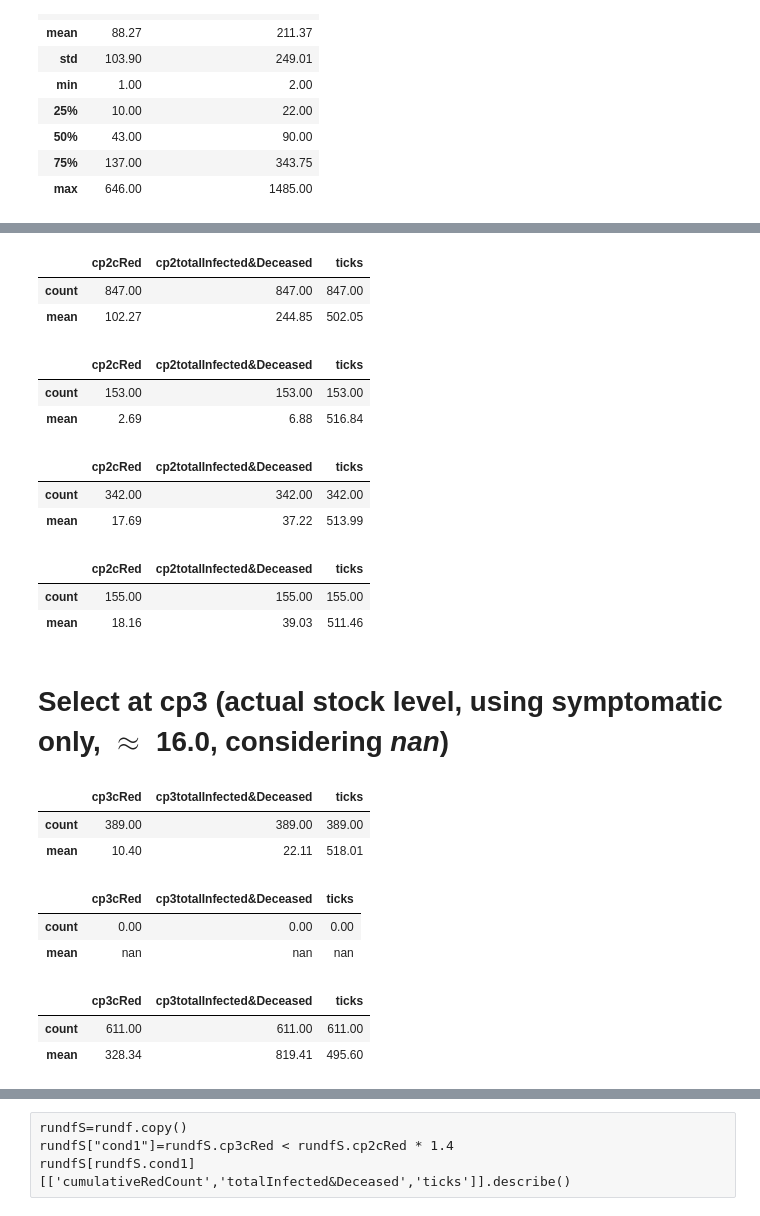
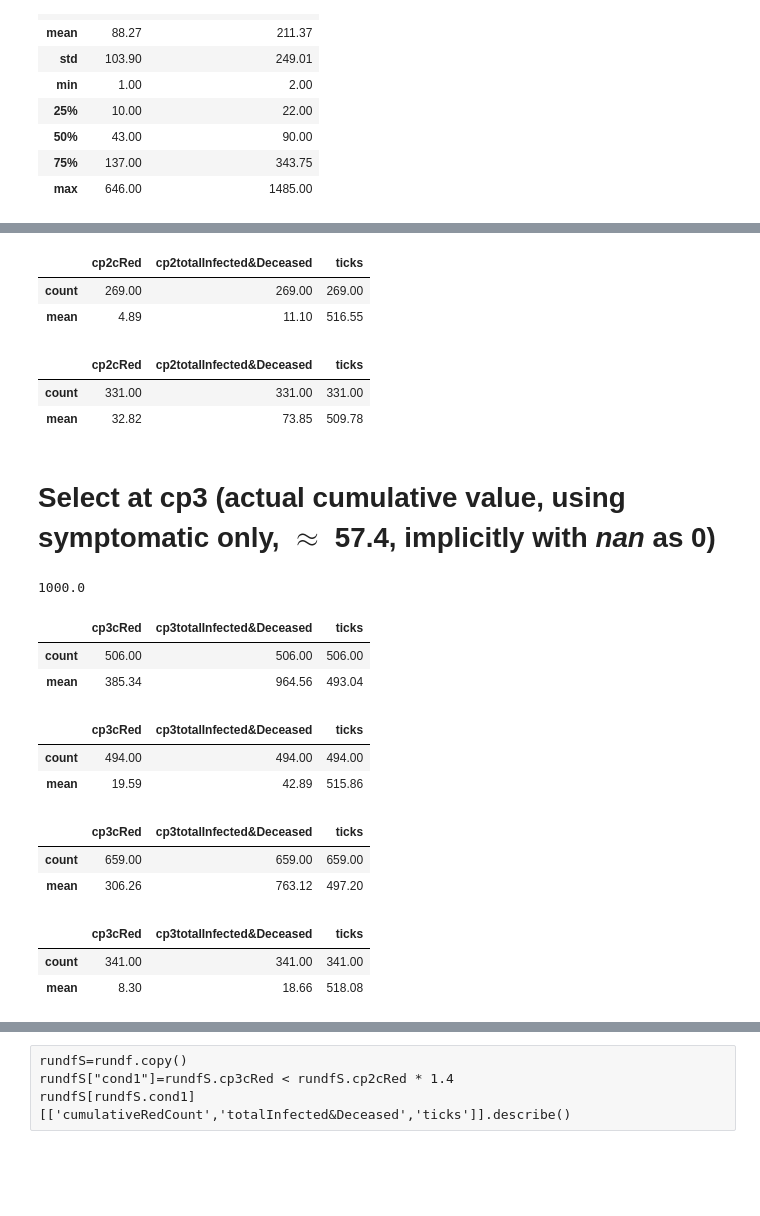
Before and after one commit to terna/readSIsaR_BatchResults, a Jupyter notebook: selectResults1kStableSeedsCPoints_basicControlB_schoolOpenSeptChangingWorldNewStart_plusHMlog.ipynb, the cells around one changed output, grey strips where cells are left out. Drawn from its saved outputs; the diff is of its cells as text; code cells hidden in the pictures; blank space fills up the shorter version.

```diff
--- a/selectResults1kStableSeedsCPoints_basicControlB_schoolOpenSeptChangingWorldNewStart_plusHMlog.ipynb
+++ b/selectResults1kStableSeedsCPoints_basicControlB_schoolOpenSeptChangingWorldNewStart_plusHMlog.ipynb
@@ -156,6 +152,6 @@ rundf[rundf['cp2cRed']>0]\
 # %%
-rundf['cp2GT40']=rundf['cp2cRed'] > 40
-rundf[rundf.cp2GT40][['cp2cRed','cp2totalInfected&Deceased','ticks']]\
+rundf['cp2LE70']=rundf['cp2cRed'] <= 70
+rundf[rundf.cp2LE70][['cp2cRed','cp2totalInfected&Deceased','ticks']]\
 .describe().loc[['count','mean']]
 # %% [output]
 |  | cp2cRed | cp2totalInfected&Deceased | ticks |
@@ -164,6 +160,6 @@ rundf[rundf.cp2GT40][['cp2cRed','cp2totalInfected&Deceased','ticks']]\
 # %%
-rundf['cp2LE40']=rundf['cp2cRed'] <= 40
-rundf[rundf.cp2LE40][['cp2cRed','cp2totalInfected&Deceased','ticks']]\
+rundf['cp2GT10']=rundf['cp2cRed'] > 10
+rundf[rundf.cp2GT10][['cp2cRed','cp2totalInfected&Deceased','ticks']]\
 .describe().loc[['count','mean']]
 # %% [output]
 |  | cp2cRed | cp2totalInfected&Deceased | ticks |
@@ -172,57 +168,55 @@ rundf[rundf.cp2LE40][['cp2cRed','cp2totalInfected&Deceased','ticks']]\
 # %%
-rundf['cp2GT05']=rundf['cp2cRed'] > 5
-rundf[rundf.cp2GT05][['cp2cRed','cp2totalInfected&Deceased','ticks']]\
+rundf['cp2LE10']=rundf['cp2cRed'] <= 10
+rundf[rundf.cp2LE10][['cp2cRed','cp2totalInfected&Deceased','ticks']]\
 .describe().loc[['count','mean']]
 # %% [output]
 |  | cp2cRed | cp2totalInfected&Deceased | ticks |
-| count | 847.00 | 847.00 | 847.00 |
-| mean | 102.27 | 244.85 | 502.05 |
+| count | 269.00 | 269.00 | 269.00 |
+| mean | 4.89 | 11.10 | 516.55 |
 # %%
-rundf['cp2LE05']=rundf['cp2cRed'] <= 5
-rundf[rundf.cp2LE05][['cp2cRed','cp2totalInfected&Deceased','ticks']]\
+rundf['realistic_cp2']=rundf['cp2GT10'] & rundf['cp2LE70']
+rundf[rundf.realistic_cp2][['cp2cRed','cp2totalInfected&Deceased','ticks']]\
 .describe().loc[['count','mean']]
 # %% [output]
 |  | cp2cRed | cp2totalInfected&Deceased | ticks |
-| count | 153.00 | 153.00 | 153.00 |
-| mean | 2.69 | 6.88 | 516.84 |
+| count | 331.00 | 331.00 | 331.00 |
+| mean | 32.82 | 73.85 | 509.78 |
+# %% [markdown]
+# Select at cp3 (actual cumulative value, using symptomatic only,  $\approx$ 57.4, implicitly with *nan* as 0)
+# %%
+# existing epidemic a cp3 with .notnull() NB, the opposit1 is .isnull()
+rundf[rundf['cp3cRed'].notnull()]['ticks'].describe().loc['count']
+# %% [output]
+1000.0
 # %%
-rundf['realistic_cp2']=rundf['cp2GT05'] & rundf['cp2LE40']
-rundf[rundf.realistic_cp2][['cp2cRed','cp2totalInfected&Deceased','ticks']]\
+rundf['cp3GT90']=rundf['cp3cRed'] > 90
+rundf[rundf.cp3GT90][['cp3cRed','cp3totalInfected&Deceased','ticks']]\
 .describe().loc[['count','mean']]
 # %% [output]
-|  | cp2cRed | cp2totalInfected&Deceased | ticks |
-| count | 342.00 | 342.00 | 342.00 |
-| mean | 17.69 | 37.22 | 513.99 |
+|  | cp3cRed | cp3totalInfected&Deceased | ticks |
+| count | 506.00 | 506.00 | 506.00 |
+| mean | 385.34 | 964.56 | 493.04 |
 # %%
-rundf[rundf.realistic_cp2 & rundf.cp2cRed >0][['cp2cRed','cp2totalInfected&Deceased','ticks']]\
+rundf['cp3LE90']=rundf['cp3cRed'] <= 90
+rundf[rundf.cp3LE90][['cp3cRed','cp3totalInfected&Deceased','ticks']]\
 .describe().loc[['count','mean']]
 # %% [output]
-|  | cp2cRed | cp2totalInfected&Deceased | ticks |
-| count | 155.00 | 155.00 | 155.00 |
-| mean | 18.16 | 39.03 | 511.46 |
+|  | cp3cRed | cp3totalInfected&Deceased | ticks |
+| count | 494.00 | 494.00 | 494.00 |
+| mean | 19.59 | 42.89 | 515.86 |
-# %% [markdown]
-# Select at cp3 (actual stock level, using symptomatic only,  $\approx$ 16.0, considering *nan*)
 # %%
-rundf['cp3LE30']=rundf['cp3cRed'] <= 30
-rundf[rundf.cp3LE30][['cp3cRed','cp3totalInfected&Deceased','ticks']]\
+rundf['cp3GT20']=rundf['cp3cRed'] > 20
+rundf[rundf.cp3GT20][['cp3cRed','cp3totalInfected&Deceased','ticks']]\
 .describe().loc[['count','mean']]
 # %% [output]
 |  | cp3cRed | cp3totalInfected&Deceased | ticks |
-| count | 389.00 | 389.00 | 389.00 |
-| mean | 10.40 | 22.11 | 518.01 |
+| count | 659.00 | 659.00 | 659.00 |
+| mean | 306.26 | 763.12 | 497.20 |
 # %%
-rundf['cp3nan']=rundf['cp3cRed'].isnull()
-rundf[rundf.cp3nan][['cp3cRed','cp3totalInfected&Deceased','ticks']]\
+rundf['cp3LE20']=rundf['cp3cRed'] <= 20
+rundf[rundf.cp3LE20][['cp3cRed','cp3totalInfected&Deceased','ticks']]\
 .describe().loc[['count','mean']]
 # %% [output]
 |  | cp3cRed | cp3totalInfected&Deceased | ticks |
-| count | 0.00 | 0.00 | 0.00 |
-| mean | nan | nan | nan |
+| count | 341.00 | 341.00 | 341.00 |
+| mean | 8.30 | 18.66 | 518.08 |
-# %%
-rundf['cp3GT30']=rundf['cp3cRed'] > 30
-rundf[rundf.cp3GT30][['cp3cRed','cp3totalInfected&Deceased','ticks']]\
-.describe().loc[['count','mean']]
-# %% [output]
-|  | cp3cRed | cp3totalInfected&Deceased | ticks |
-| count | 611.00 | 611.00 | 611.00 |
-| mean | 328.34 | 819.41 | 495.60 |
```
Also changed, not shown: parts of 9 cells of this notebook, 1 other file.
